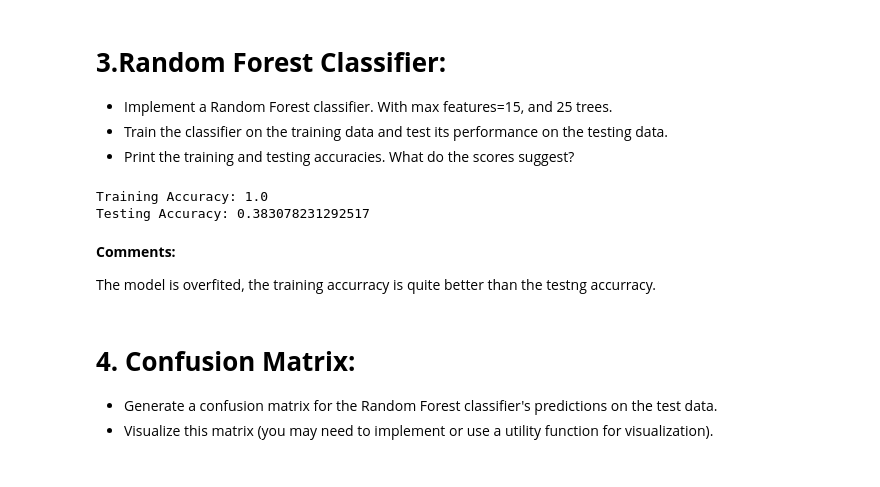
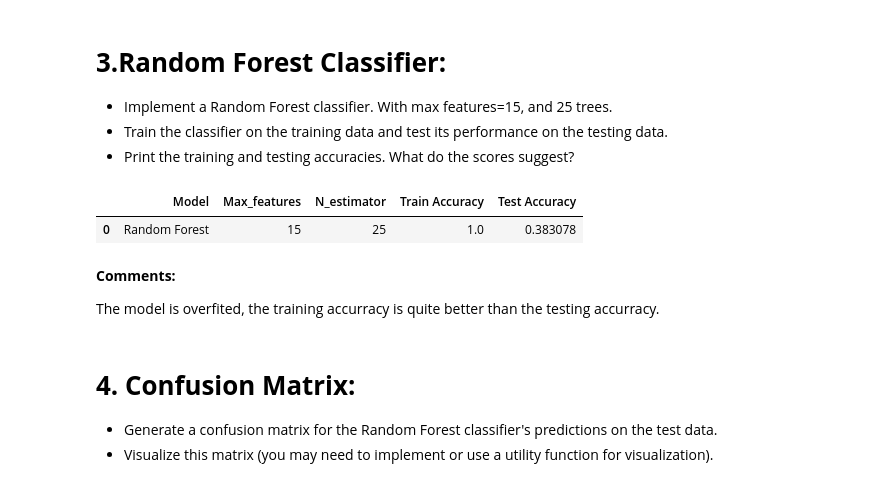
Before and after one commit to Fcazarez/RRC3_IntroAI_Project2_Random_Forest_Ensembles, a Jupyter notebook: Copy_of_Project2_Intro_AI_Random_Forest_Ensembles.ipynb, the cells around one changed output. Saved outputs shown, nothing was run; the diff lists cells and outputs as text; code cells hidden in the pictures.

```diff
--- a/Copy_of_Project2_Intro_AI_Random_Forest_Ensembles.ipynb
+++ b/Copy_of_Project2_Intro_AI_Random_Forest_Ensembles.ipynb
@@ -326,28 +326,37 @@ Shape of y_test (testing labels): (2352,)
 # %%
 # Create a Random Forest classifier with specific parameters
 rf_classifier = RandomForestClassifier(max_features=15, n_estimators=25, random_state=42)
 
 # Train the classifier on the training data
 rf_classifier.fit(X_train, y_train)
 
 # Predict labels on both the training and testing data
 y_train_pred = rf_classifier.predict(X_train)
 y_test_pred = rf_classifier.predict(X_test)
 
 # Calculate training and testing accuracies
 train_accuracy = accuracy_score(y_train, y_train_pred)
 test_accuracy = accuracy_score(y_test, y_test_pred)
 
-# Print the results
-print("Training Accuracy:", train_accuracy)
-print("Testing Accuracy:", test_accuracy)
+data = {
+    'Model': ['Random Forest'],
+    'Max_features': ['15'],
+    'N_estimator': ['25'],
+    'Train Accuracy': [train_accuracy],
+    'Test Accuracy': [test_accuracy]
+}
+
+# Create a DataFrame
+rf_results_df = pd.DataFrame(data)
+
+rf_results_df
 # %% [output]
-Training Accuracy: 1.0
-Testing Accuracy: 0.383078231292517
+|  | Model | Max_features | N_estimator | Train Accuracy | Test Accuracy |
+| 0 | Random Forest | 15 | 25 | 1.0 | 0.383078 |
 # %% [markdown]
 **Comments:**
 
-The model is overfited, the training accurracy is quite better than the testng accurracy.
+The model is overfited, the training accurracy is quite better than the testing accurracy.
 # %% [markdown]
 # **4. Confusion Matrix:**
 * Generate a confusion matrix for the Random Forest classifier's predictions on the test data.
```
Also changed, not shown: parts of 27 cells of this notebook.
